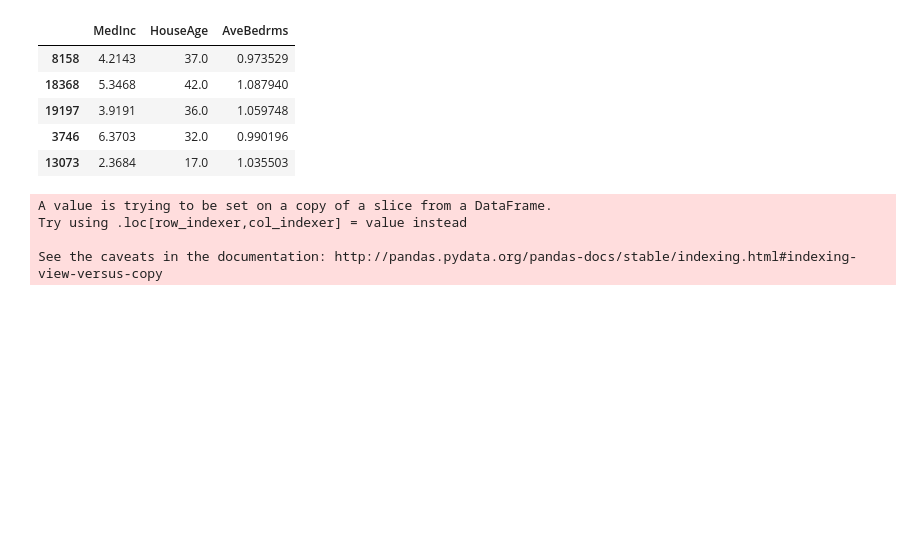
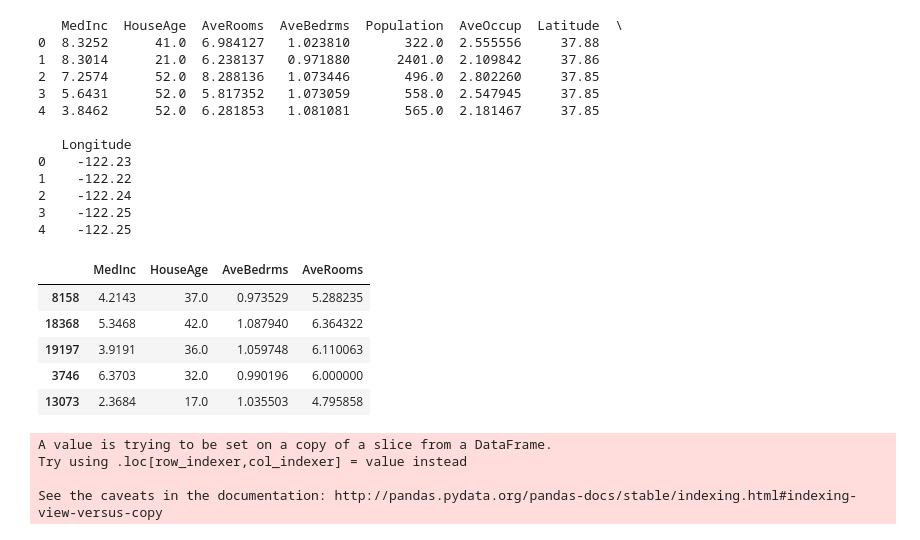
Before and after one commit to Mtaylert/MachineLearning_FromScratch, a Jupyter notebook: FromScratch_LinearRegression.ipynb, the cells around one changed output. Saved outputs shown, nothing was run; the diff lists cells and outputs as text; code cells hidden in the pictures; blank space fills up the shorter version.

```diff
--- a/FromScratch_LinearRegression.ipynb
+++ b/FromScratch_LinearRegression.ipynb
@@ -10,17 +10,31 @@ from sklearn.datasets import california_housing
 calihousing = california_housing.fetch_california_housing()
 # %%
 data = pd.DataFrame(calihousing.data,columns=calihousing.feature_names)
-data = data[['MedInc','HouseAge','AveBedrms']]
+print(data.head())
+data = data[['MedInc','HouseAge','AveBedrms','AveRooms']]
 target = calihousing.target
 X_train,X_test,y_train,y_test = train_test_split(data,target,test_size=0.25, random_state=42)
 X_train.head()
 # %% [output]
+   MedInc  HouseAge  AveRooms  AveBedrms  Population  AveOccup  Latitude  \
+0  8.3252      41.0  6.984127   1.023810       322.0  2.555556     37.88
+1  8.3014      21.0  6.238137   0.971880      2401.0  2.109842     37.86
+2  7.2574      52.0  8.288136   1.073446       496.0  2.802260     37.85
+3  5.6431      52.0  5.817352   1.073059       558.0  2.547945     37.85
+4  3.8462      52.0  6.281853   1.081081       565.0  2.181467     37.85
+
+   Longitude
+0    -122.23
+1    -122.22
+2    -122.24
+3    -122.25
+4    -122.25
-|  | MedInc | HouseAge | AveBedrms |
-| 8158 | 4.2143 | 37.0 | 0.973529 |
-| 18368 | 5.3468 | 42.0 | 1.087940 |
-| 19197 | 3.9191 | 36.0 | 1.059748 |
-| 3746 | 6.3703 | 32.0 | 0.990196 |
-| 13073 | 2.3684 | 17.0 | 1.035503 |
+|  | MedInc | HouseAge | AveBedrms | AveRooms |
+| 8158 | 4.2143 | 37.0 | 0.973529 | 5.288235 |
+| 18368 | 5.3468 | 42.0 | 1.087940 | 6.364322 |
+| 19197 | 3.9191 | 36.0 | 1.059748 | 6.110063 |
+| 3746 | 6.3703 | 32.0 | 0.990196 | 6.000000 |
+| 13073 | 2.3684 | 17.0 | 1.035503 | 4.795858 |
 # %%
 def addConstantFunc(X):
 
```
Also changed, not shown: parts of 5 cells of this notebook, 6 other files.
